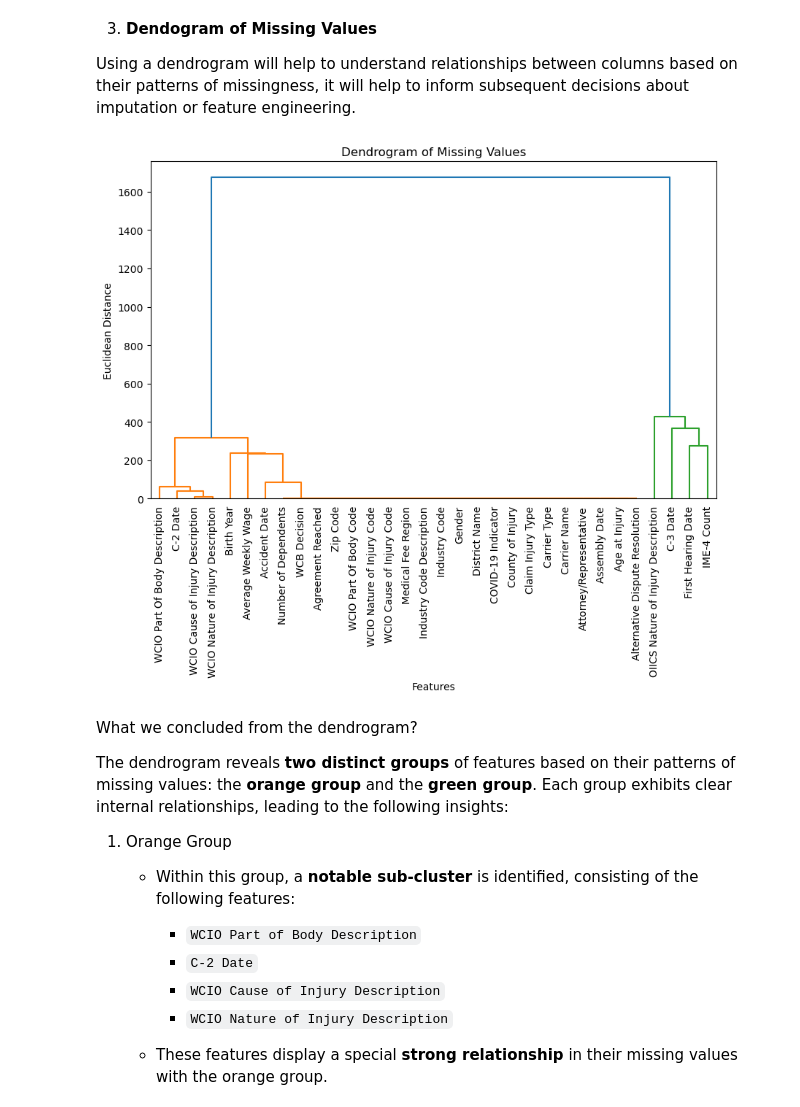
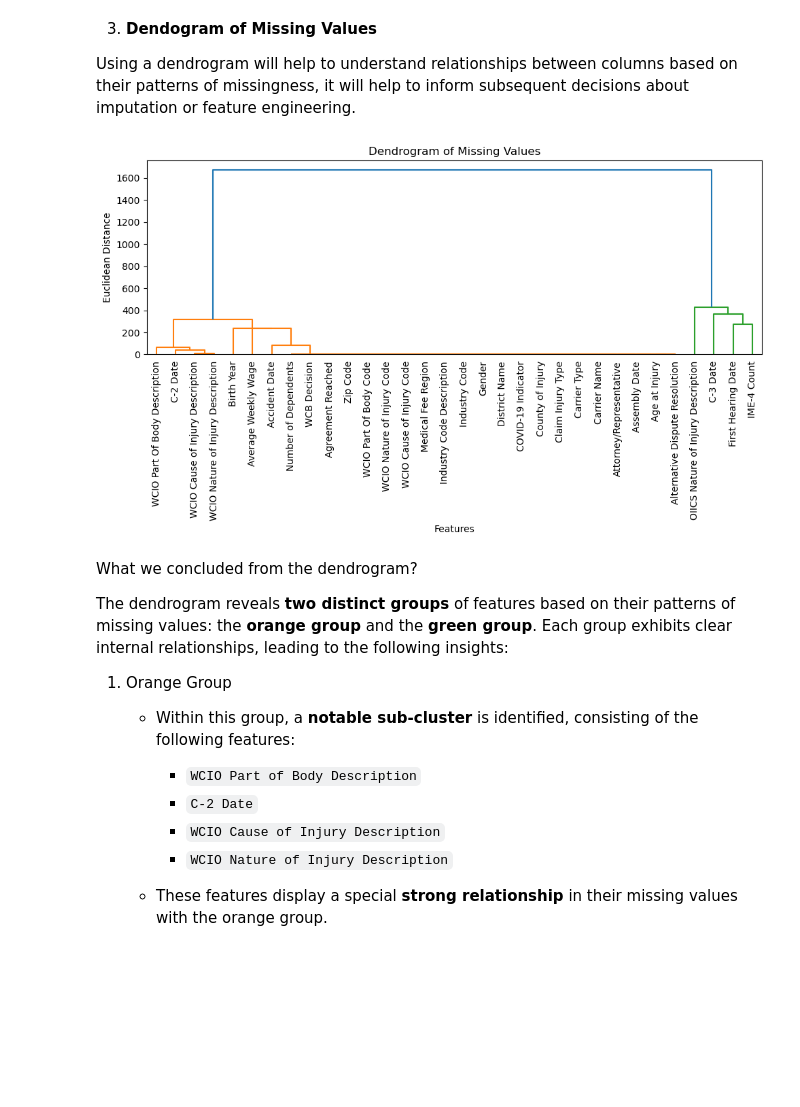
Before and after one commit to Gomsofi06/Machine_Learning_NOVAIMS, a Jupyter notebook: 01_Initial_EDA.ipynb, the cells around one changed output. Drawn from its saved outputs; the diff is of its cells as text; code cells hidden in the pictures; blank space fills up the shorter version.

```diff
--- a/01_Initial_EDA.ipynb
+++ b/01_Initial_EDA.ipynb
@@ -446,27 +446,10 @@ This indicates that a large proportion of the data for certain rows is missing,
 3. **Dendogram of Missing Values**
 
 Using a dendrogram will help to understand relationships between columns based on their patterns of missingness, it will help to inform subsequent decisions about imputation or feature engineering.
-# %%
-
-missing_matrix = train_df.isnull().astype(int)
-
-
-linkage_matrix = linkage(missing_matrix.T, method='ward', metric='euclidean')
-
-
-plt.figure(figsize=(10, 6))
-dendrogram(
-    linkage_matrix,
-    labels=missing_matrix.columns,
-    leaf_rotation=90,  # Rotate column names
-    leaf_font_size=10  # Font size for column names
-)
-plt.title('Dendrogram of Missing Values')
-plt.xlabel('Features')
-plt.ylabel('Euclidean Distance')
-plt.show()
-# %% [output]
-[figure, removed]
+# %%
+plot_missing_values_dendrogram(train_df)
+# %% [output]
+[figure, added]
 # %% [markdown]
 What we concluded from the dendrogram?
 
```
Also changed, not shown: parts of 11 cells of this notebook, 1 other file.
